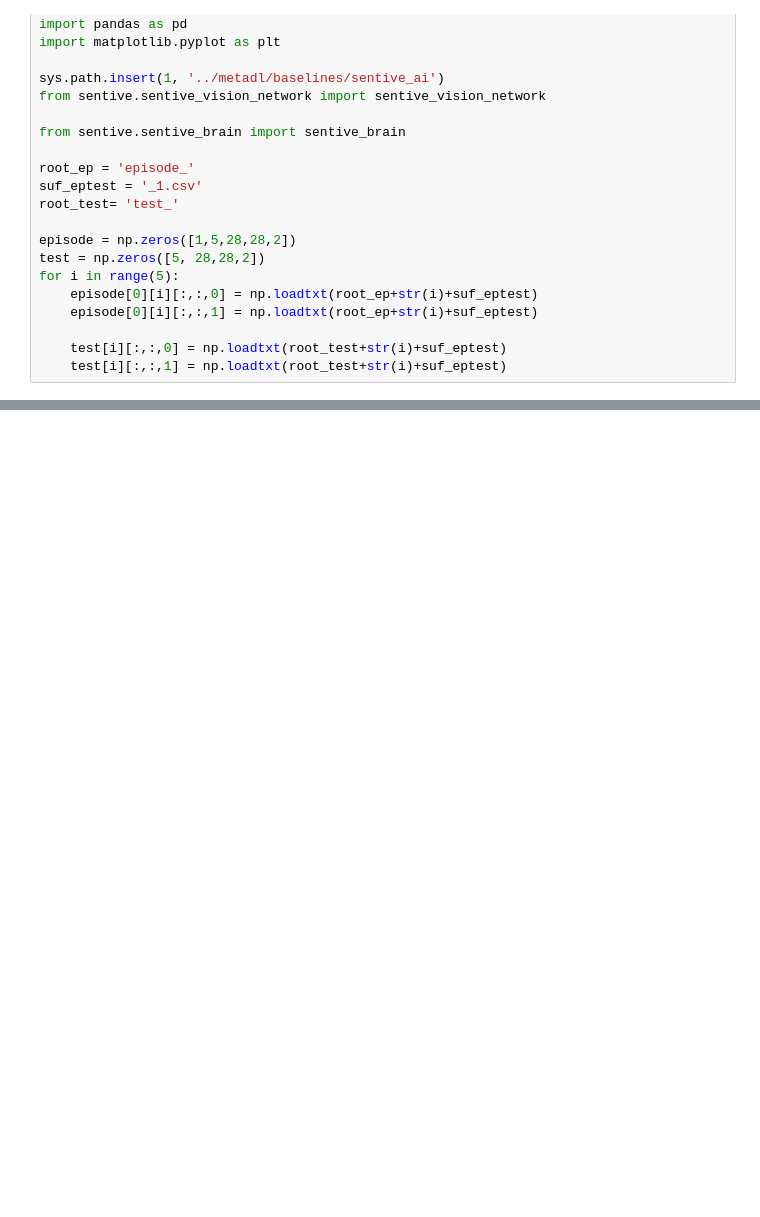
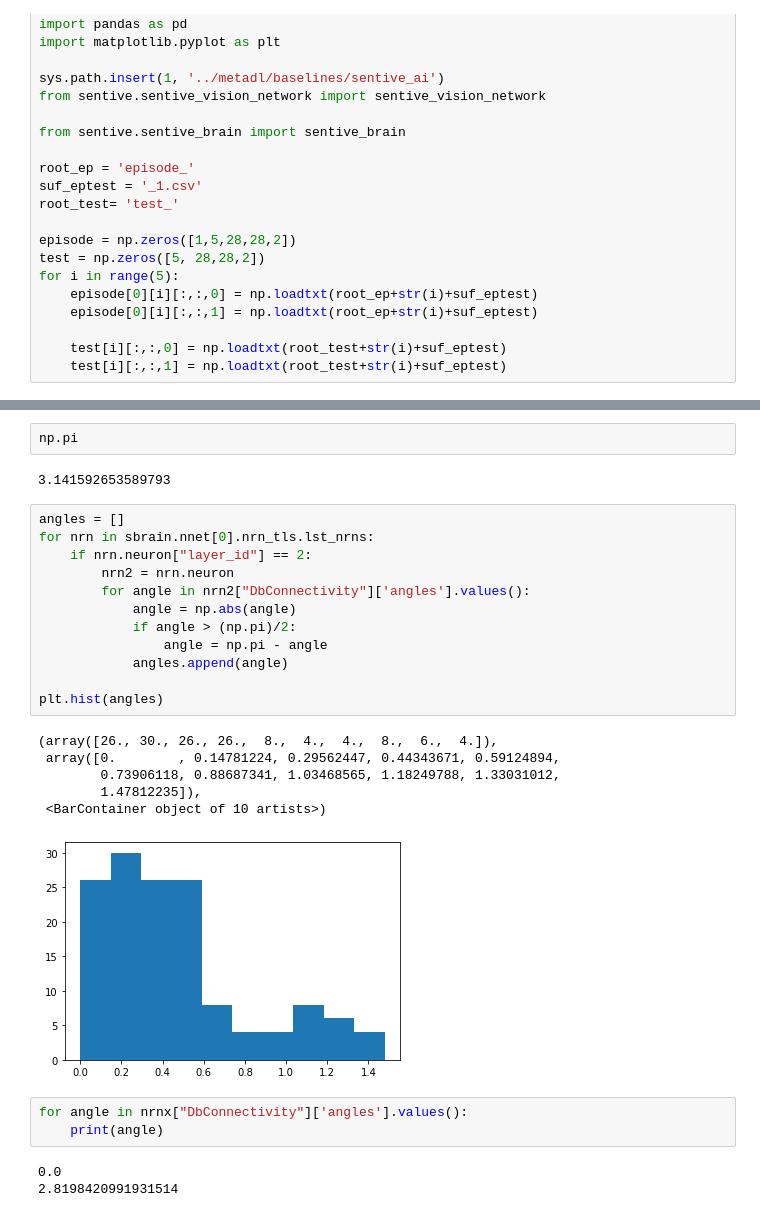
Before and after one commit to oliviermanette/Sentive-One-Shot-Learning-Omniglot, a Jupyter notebook: sandbox metadl/projet article can dynamic neural network improve few shot learning.ipynb, the cells around one changed output, grey strips where cells are left out. Cells and saved outputs as stored; diff of their text form; blank space fills up the shorter version.

```diff
--- a/sandbox metadl/projet article can dynamic neural network improve few shot learning.ipynb
+++ b/sandbox metadl/projet article can dynamic neural network improve few shot learning.ipynb
@@ -133,0 +231,29 @@ sbrain.nnet[0].nrn_tls.calc_angle(vector_1, vector_2)
+# %%
+np.pi
+# %% [output]
+3.141592653589793
+# %%
+angles = []
+for nrn in sbrain.nnet[0].nrn_tls.lst_nrns:
+    if nrn.neuron["layer_id"] == 2:
+        nrn2 = nrn.neuron
+        for angle in nrn2["DbConnectivity"]['angles'].values():
+            angle = np.abs(angle)
+            if angle > (np.pi)/2:
+                angle = np.pi - angle
+            angles.append(angle)
+
+plt.hist(angles)
+# %% [output]
+(array([26., 30., 26., 26.,  8.,  4.,  4.,  8.,  6.,  4.]),
+ array([0.        , 0.14781224, 0.29562447, 0.44343671, 0.59124894,
+        0.73906118, 0.88687341, 1.03468565, 1.18249788, 1.33031012,
+        1.47812235]),
+ <BarContainer object of 10 artists>)
+[figure, added]
+# %%
+for angle in nrnx["DbConnectivity"]['angles'].values():
+    print(angle)
+# %% [output]
+0.0
+2.8198420991931514
```
Also changed, not shown: parts of 18 cells of this notebook, 3 other files.
